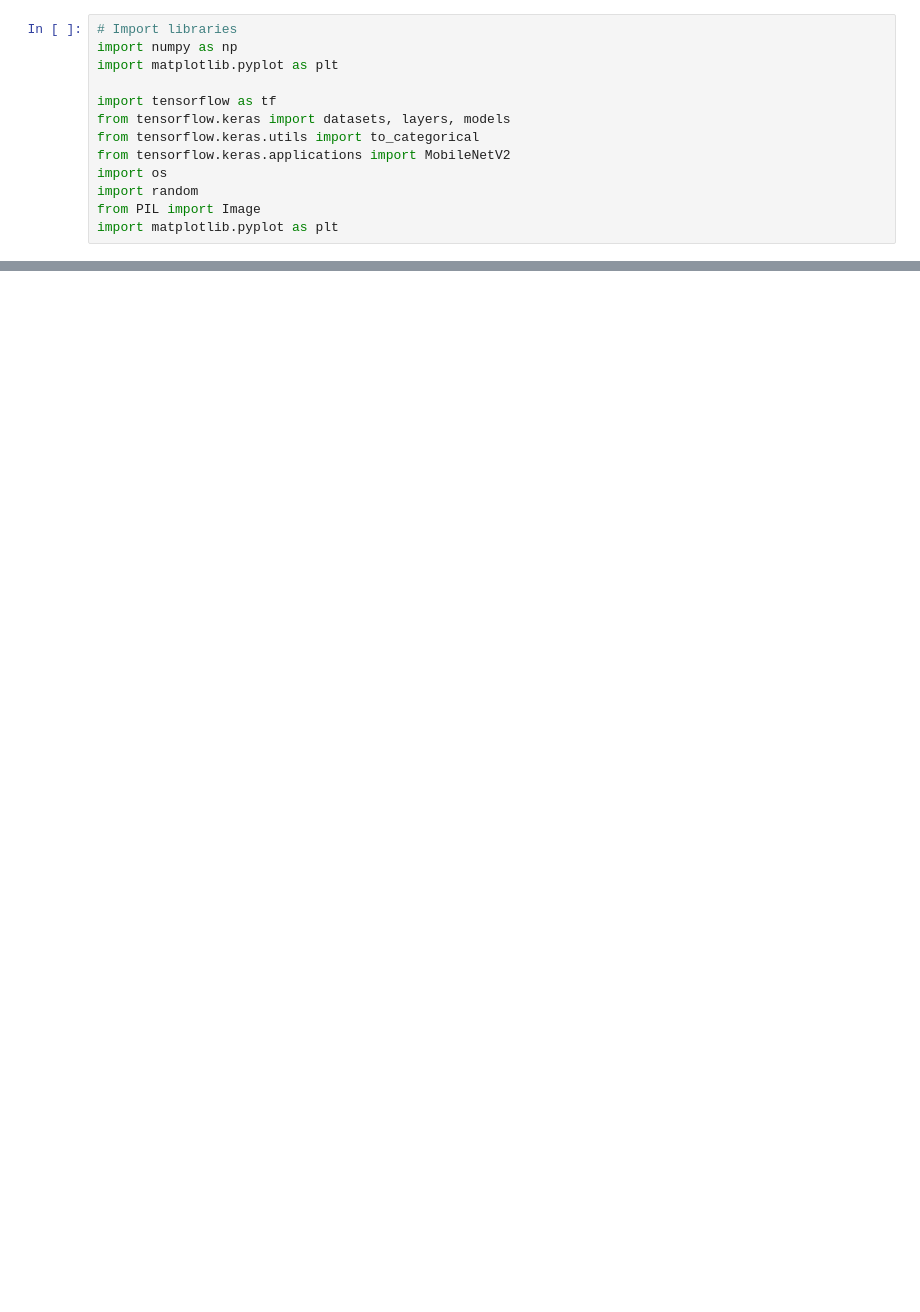
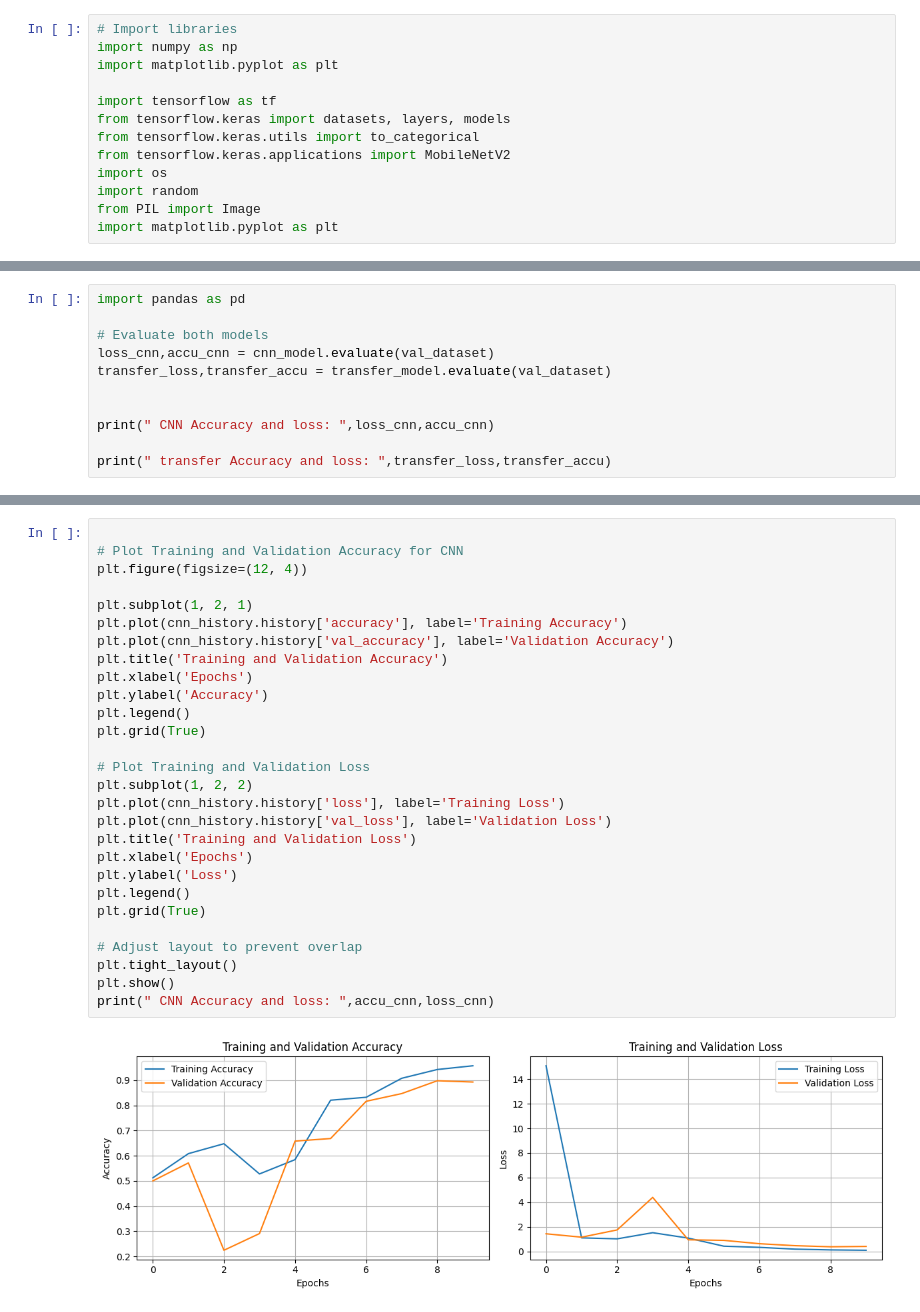
Before and after one commit to SuyashW212/Meat-Type-Prediction, a Jupyter notebook: Main_file.ipynb, the cells around one changed output, grey strips where cells are left out. Drawn from its saved outputs; the diff is of its cells as text; blank space fills up the shorter version.

```diff
--- a/Main_file.ipynb
+++ b/Main_file.ipynb
@@ -546,0 +253,11 @@ print(loss)
+# %%
+import pandas as pd
+
+# Evaluate both models
+loss_cnn,accu_cnn = cnn_model.evaluate(val_dataset)
+transfer_loss,transfer_accu = transfer_model.evaluate(val_dataset)
+
+
+print(" CNN Accuracy and loss: ",loss_cnn,accu_cnn)
+
+print(" transfer Accuracy and loss: ",transfer_loss,transfer_accu)
@@ -546,0 +320,30 @@ print(loss)
+# %%
+
+# Plot Training and Validation Accuracy for CNN
+plt.figure(figsize=(12, 4))
+
+plt.subplot(1, 2, 1)
+plt.plot(cnn_history.history['accuracy'], label='Training Accuracy')
+plt.plot(cnn_history.history['val_accuracy'], label='Validation Accuracy')
+plt.title('Training and Validation Accuracy')
+plt.xlabel('Epochs')
+plt.ylabel('Accuracy')
+plt.legend()
+plt.grid(True)
+
+# Plot Training and Validation Loss
+plt.subplot(1, 2, 2)
+plt.plot(cnn_history.history['loss'], label='Training Loss')
+plt.plot(cnn_history.history['val_loss'], label='Validation Loss')
+plt.title('Training and Validation Loss')
+plt.xlabel('Epochs')
+plt.ylabel('Loss')
+plt.legend()
+plt.grid(True)
+
+# Adjust layout to prevent overlap
+plt.tight_layout()
+plt.show()
+print(" CNN Accuracy and loss: ",accu_cnn,loss_cnn)
+# %% [output]
+[figure, added]
```
Also changed, not shown: parts of 57 cells of this notebook.
